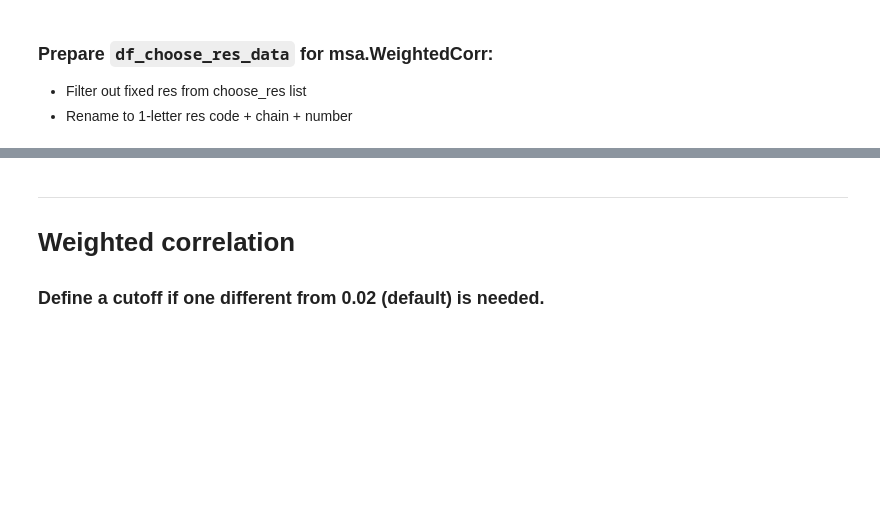
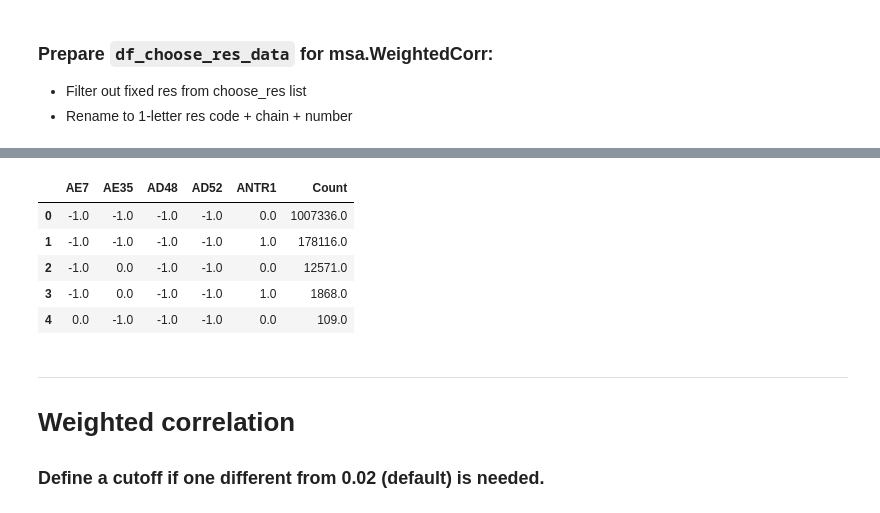
Before and after one commit to Raihancuny/python, a Jupyter notebook: microstate_analysis_code/run_cms_analysis.ipynb, the cells around one changed output, grey strips where cells are left out. Cells and saved outputs as stored; diff of their text form; code cells hidden in the pictures; blank space fills up the shorter version.

```diff
--- a/microstate_analysis_code/run_cms_analysis.ipynb
+++ b/microstate_analysis_code/run_cms_analysis.ipynb
@@ -441,7 +551,14 @@ df_chosen_res_renamed = msa.rename_order_residues(df_choose_res_data, chosen_fre
 # %%
 # Uncomment to display:
 
-#df_chosen_res_renamed
+df_chosen_res_renamed
+# %% [output]
+|  | AE7 | AE35 | AD48 | AD52 | ANTR1 | Count |
+| 0 | -1.0 | -1.0 | -1.0 | -1.0 | 0.0 | 1007336.0 |
+| 1 | -1.0 | -1.0 | -1.0 | -1.0 | 1.0 | 178116.0 |
+| 2 | -1.0 | 0.0 | -1.0 | -1.0 | 0.0 | 12571.0 |
+| 3 | -1.0 | 0.0 | -1.0 | -1.0 | 1.0 | 1868.0 |
+| 4 | 0.0 | -1.0 | -1.0 | -1.0 | 0.0 | 109.0 |
 # %% [markdown]
 ---
 # Weighted correlation
```
Also changed, not shown: parts of 32 cells of this notebook, 5 other files.
